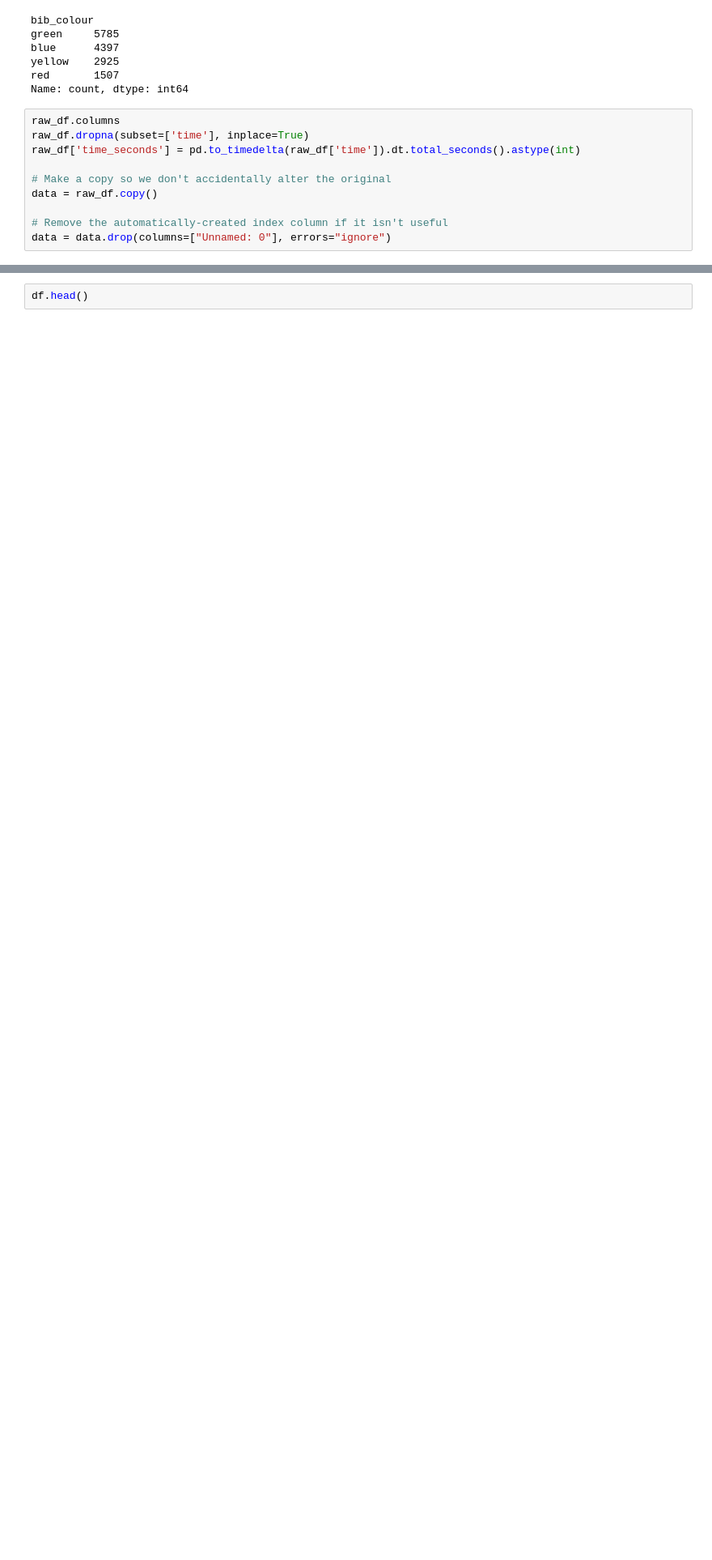
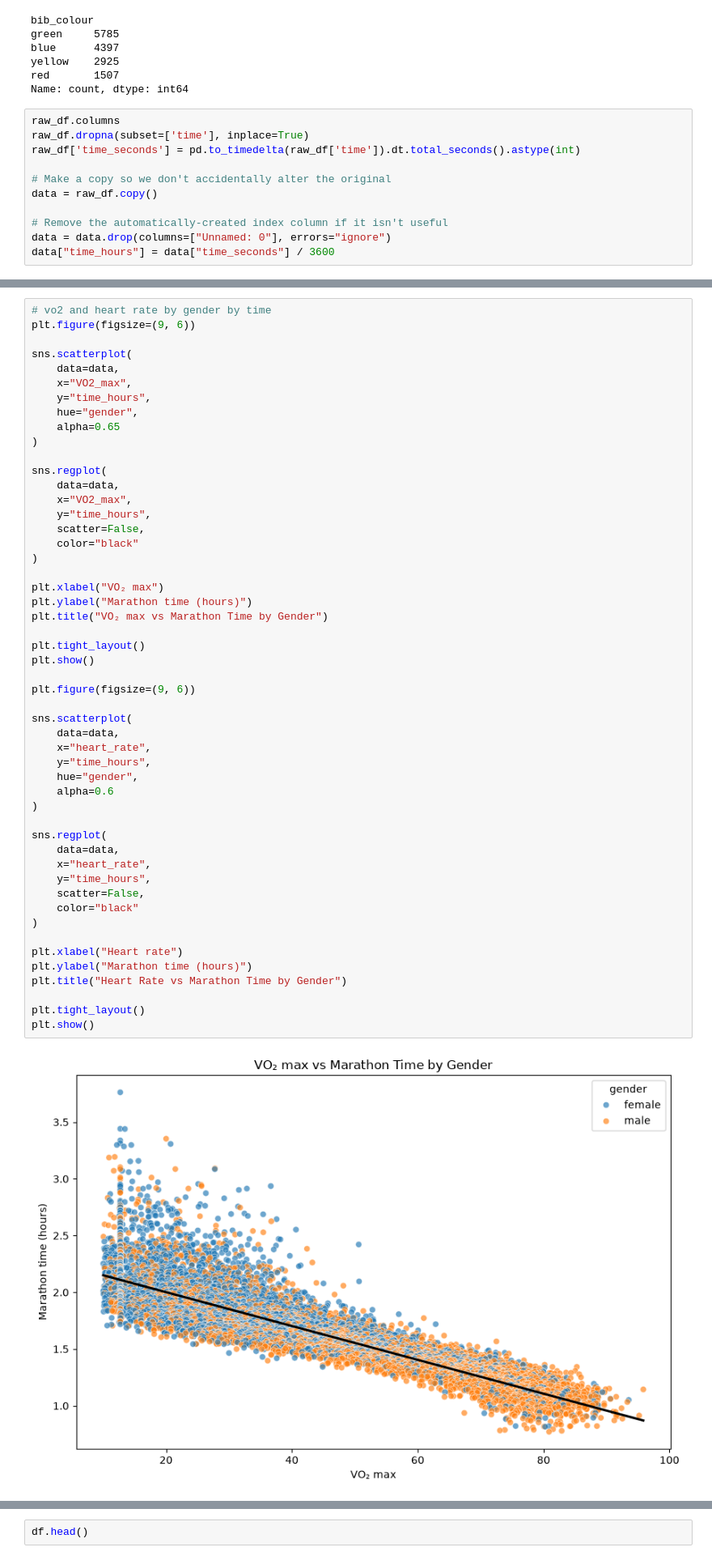
Before and after one commit to pnntr/ow-run-challenge, a Jupyter notebook: pre-processing.ipynb, the cells around one changed output, grey strips where cells are left out. Shown at 81% size. Drawn from its saved outputs; the diff is of its cells as text; blank space fills up the shorter version.

Commit message:
more plots!

```diff
--- a/pre-processing.ipynb
+++ b/pre-processing.ipynb
@@ -103,6 +103,7 @@ data = raw_df.copy()
 
 # Remove the automatically-created index column if it isn't useful
 data = data.drop(columns=["Unnamed: 0"], errors="ignore")
+data["time_hours"] = data["time_seconds"] / 3600
 # %%
 # distribution plots for all numerical
 numeric_cols = [
@@ -141,3 +142,56 @@ for col in numeric_cols:
 [figure]
 [figure]
 [figure]
+# %%
+# vo2 and heart rate by gender by time
+plt.figure(figsize=(9, 6))
+
+sns.scatterplot(
+    data=data,
+    x="VO2_max",
+    y="time_hours",
+    hue="gender",
+    alpha=0.65
+)
+
+sns.regplot(
+    data=data,
+    x="VO2_max",
+    y="time_hours",
+    scatter=False,
+    color="black"
+)
+
+plt.xlabel("VO₂ max")
+plt.ylabel("Marathon time (hours)")
+plt.title("VO₂ max vs Marathon Time by Gender")
+
+plt.tight_layout()
+plt.show()
+
+plt.figure(figsize=(9, 6))
+
+sns.scatterplot(
+    data=data,
+    x="heart_rate",
+    y="time_hours",
+    hue="gender",
+    alpha=0.6
+)
+
+sns.regplot(
+    data=data,
+    x="heart_rate",
+    y="time_hours",
+    scatter=False,
+    color="black"
+)
+
+plt.xlabel("Heart rate")
+plt.ylabel("Marathon time (hours)")
+plt.title("Heart Rate vs Marathon Time by Gender")
+
+plt.tight_layout()
+plt.show()
+# %% [output]
+[figure, added]
```
Also changed, not shown: parts of 4 cells of this notebook.
